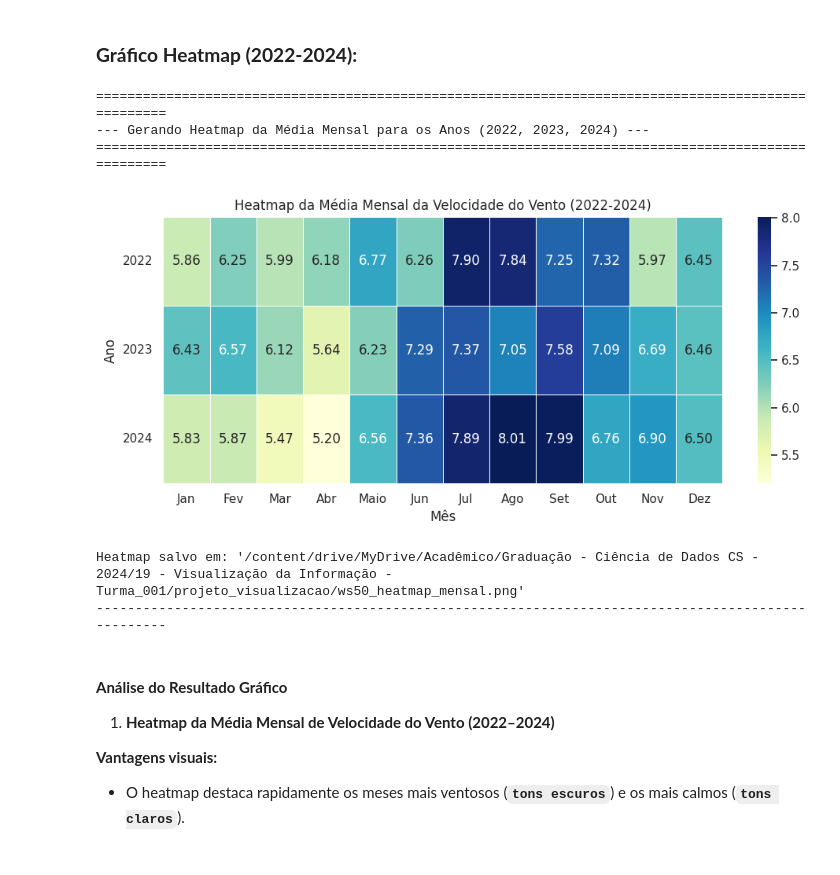
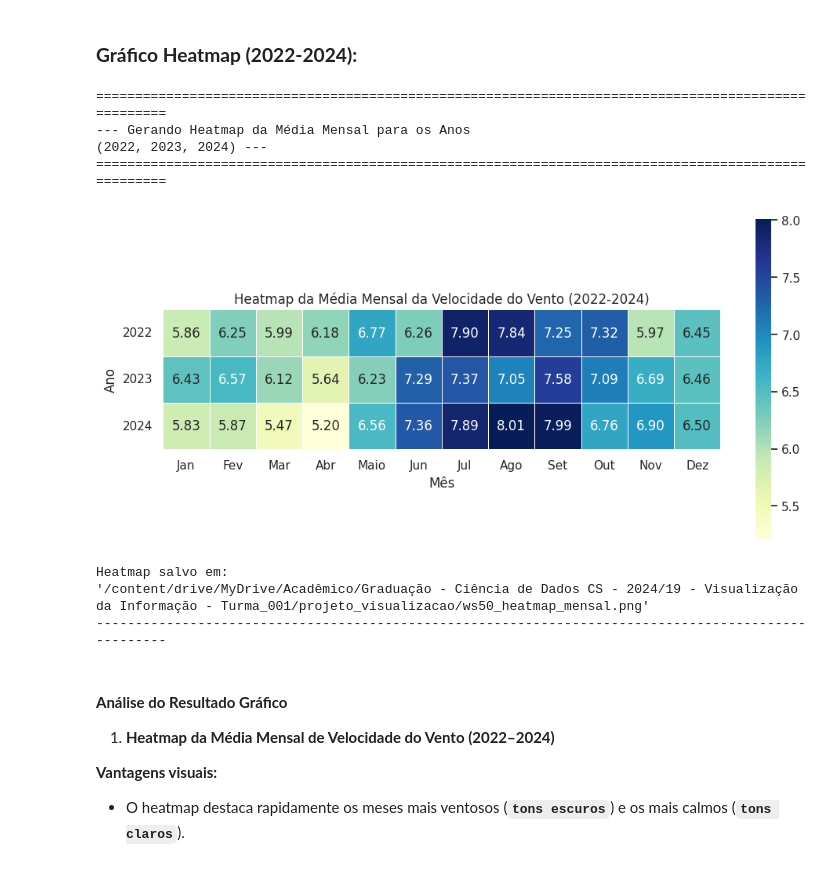
Before and after one commit to i544c/visualizacaodainformacao, a Jupyter notebook: WSNASA.ipynb, the cells around one changed output. Cells and saved outputs as stored; diff of their text form; code cells hidden in the pictures.

```diff
--- a/WSNASA.ipynb
+++ b/WSNASA.ipynb
@@ -985,7 +985,7 @@ def plot_monthly_heatmap(dataframe, year_col, month_col, data_col, years_to_comp
         fmt (str, optional): Formato da anotação. Padrão é ".2f".
     """
     print('=' * 100)
-    print(f"--- Gerando Heatmap da Média Mensal para os Anos ({', '.join(map(str, years_to_compare))}) ---")
+    print(f"--- Gerando Heatmap da Média Mensal para os Anos \n({', '.join(map(str, years_to_compare))}) ---")
     print('=' * 100)
 
     full_output_filename = os.path.join(SAVE_BASE_DIR, output_filename)
@@ -1005,39 +1005,41 @@ def plot_monthly_heatmap(dataframe, year_col, month_col, data_col, years_to_comp
     pivot_table = pivot_table.rename(columns={i: ['Jan', 'Fev', 'Mar', 'Abr', 'Maio', 'Jun', 'Jul', 'Ago', 'Set', 'Out', 'Nov', 'Dez'][i-1] for i in range(1, 13)})
 
     plt.figure(figsize=(10, len(years_to_compare) * 1.5)) # Ajusta a altura da figura baseado no número de anos
-    sns.heatmap(pivot_table, cmap=cmap, annot=annot, fmt=fmt, linewidths=.5)
+    sns.heatmap(pivot_table, cmap=cmap, square=True, annot=annot, fmt=fmt, linewidths=.5)
     plt.title(title)
     plt.xlabel(xlabel)
     plt.ylabel(ylabel)
     plt.yticks(rotation=0) # Garante que os anos fiquem na horizontal
     plt.tight_layout()
     plt.savefig(full_output_filename, dpi=300)
     plt.show()
-    print(f"Heatmap salvo em: '{full_output_filename}'")
+    print(f"Heatmap salvo em: \n'{full_output_filename}'")
     print('-' * 100)
 
 # --- Geração do Heatmap da Média Mensal ---
 if not df_nasa.empty and 'YEAR' in df_nasa.columns and 'MO' in df_nasa.columns and 'WS50M' in df_nasa.columns:
     plot_monthly_heatmap(
         dataframe=df_nasa,
         year_col='YEAR',
         month_col='MO',
         data_col='WS50M',
         years_to_compare=[2022, 2023, 2024],
         title='Heatmap da Média Mensal da Velocidade do Vento (2022-2024)',
         xlabel='Mês',
         ylabel='Ano',
         output_filename='ws50_heatmap_mensal.png'
     )
 else:
     print("Não foi possível gerar o heatmap: DataFrame 'df_nasa' está vazio ou colunas 'YEAR', 'MO' ou 'WS50M' não estão presentes.")
     print("-" * 100)
 # %% [output]
 ====================================================================================================
---- Gerando Heatmap da Média Mensal para os Anos (2022, 2023, 2024) ---
+--- Gerando Heatmap da Média Mensal para os Anos
+(2022, 2023, 2024) ---
 ====================================================================================================
-[figure, old version]
+[figure, new version]
-Heatmap salvo em: '/content/drive/MyDrive/Acadêmico/Graduação - Ciência de Dados CS - 2024/19 - Visualização da Informação - Turma_001/projeto_visualizacao/ws50_heatmap_mensal.png'
+Heatmap salvo em:
+'/content/drive/MyDrive/Acadêmico/Graduação - Ciência de Dados CS - 2024/19 - Visualização da Informação - Turma_001/projeto_visualizacao/ws50_heatmap_mensal.png'
 ----------------------------------------------------------------------------------------------------
 # %% [markdown]
 #### **Análise do Resultado Gráfico**
```
Also changed, not shown: parts of 17 cells of this notebook.
